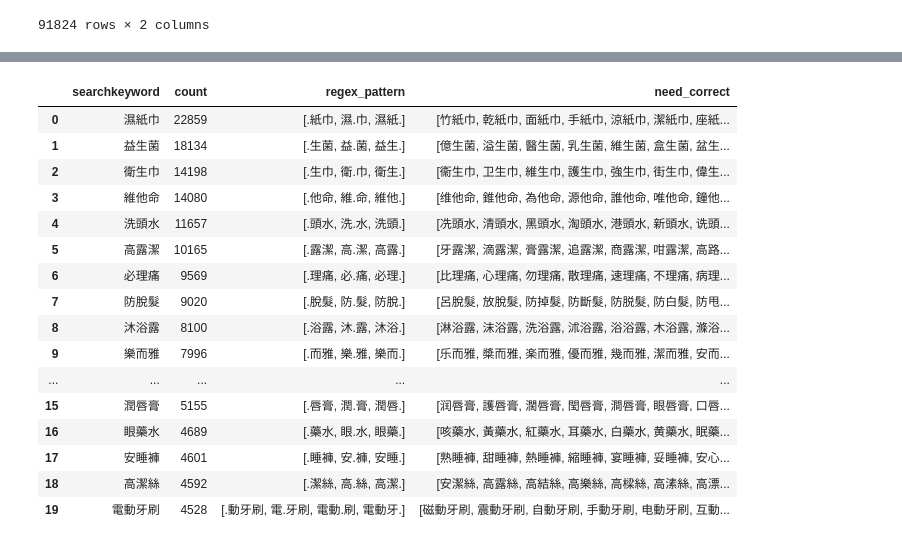
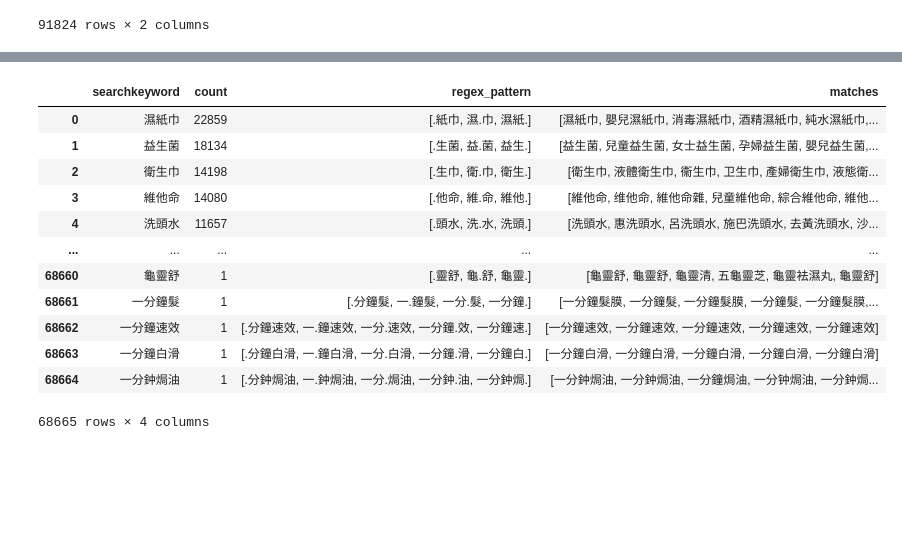
Before and after one commit to victor31ao/search_keywords, a Jupyter notebook: correct_searchkeywords.ipynb, the cells around one changed output, grey strips where cells are left out. Saved outputs shown, nothing was run; the diff lists cells and outputs as text; code cells hidden in the pictures; blank space fills up the shorter version.

Commit message:
update correct_searchkeywords.ipynb correct low frequency terms

```diff
--- a/correct_searchkeywords.ipynb
+++ b/correct_searchkeywords.ipynb
@@ -99,37 +123,32 @@ filtered_df
 # %%
-def search_with_regex_patterns(keyword, lst):
-        patterns = generate_regex_patterns(keyword)
-        results = []
-        for pattern in patterns:
-            regex = re.compile(pattern)
-            # 搜尋list中匹配的項目
-            for word in lst:
-                if len(word) == len(keyword) and word != keyword:
-                    if regex.search(word):
-                        results.append(word)
-        if len(results) > 0:
-            return results
-        return None
+def compare_to_searchkeywords(patterns, keywords_list):  #　100 -> 5.9s
+    results = []
+    for pattern in patterns:
+        regex = re.compile(pattern)
+        # 搜尋list中匹配的項目
+        for word in keywords_list:
+            # if len(word) == len(keyword) and word != keyword:
+            if regex.fullmatch(word):
+                results.append(word)
+    if len(results) > 0:
+        return results
+    return None
 # %%
-filtered_df["need_correct"] = filtered_df.apply(lambda x: search_with_regex_patterns(x.searchkeyword, all_keywords), axis=1)
-filtered_df.to_csv("./n_gram_processed/need_correct.csv", index=False)
+filtered_df["matches"] = filtered_df["regex_pattern"].apply(lambda x: compare_to_searchkeywords(x, all_keywords))
+filtered_df.to_csv("./n_gram_processed/compare_to_searchkeywords.csv", index=False)
 # %%
-filtered_df.iloc[:20]
+filtered_df
 # %% [output]
-|  | searchkeyword | count | regex_pattern | need_correct |
-| 0 | 濕紙巾 | 22859 | [.紙巾, 濕.巾, 濕紙.] | [竹紙巾, 乾紙巾, 面紙巾, 手紙巾, 涼紙巾, 潔紙巾, 座紙... |
-| 1 | 益生菌 | 18134 | [.生菌, 益.菌, 益生.] | [億生菌, 溢生菌, 醫生菌, 乳生菌, 維生菌, 盒生菌, 盆生... |
-| 2 | 衛生巾 | 14198 | [.生巾, 衛.巾, 衛生.] | [衞生巾, 卫生巾, 維生巾, 護生巾, 強生巾, 街生巾, 偉生... |
-| 3 | 維他命 | 14080 | [.他命, 維.命, 維他.] | [维他命, 錐他命, 為他命, 源他命, 誰他命, 唯他命, 鐘他... |
-| 4 | 洗頭水 | 11657 | [.頭水, 洗.水, 洗頭.] | [冼頭水, 清頭水, 黑頭水, 淘頭水, 港頭水, 新頭水, 诜頭... |
-| 5 | 高露潔 | 10165 | [.露潔, 高.潔, 高露.] | [牙露潔, 滴露潔, 膏露潔, 追露潔, 商露潔, 咁露潔, 高路... |
-| 6 | 必理痛 | 9569 | [.理痛, 必.痛, 必理.] | [比理痛, 心理痛, 勿理痛, 散理痛, 速理痛, 不理痛, 病理... |
-| 7 | 防脫髮 | 9020 | [.脫髮, 防.髮, 防脫.] | [呂脫髮, 放脫髮, 防掉髮, 防斷髮, 防脱髮, 防白髮, 防甩... |
-| 8 | 沐浴露 | 8100 | [.浴露, 沐.露, 沐浴.] | [淋浴露, 沫浴露, 洗浴露, 沭浴露, 浴浴露, 木浴露, 滌浴... |
-| 9 | 樂而雅 | 7996 | [.而雅, 樂.雅, 樂而.] | [乐而雅, 槳而雅, 楽而雅, 優而雅, 幾而雅, 潔而雅, 安而... |
+|  | searchkeyword | count | regex_pattern | matches |
+| 0 | 濕紙巾 | 22859 | [.紙巾, 濕.巾, 濕紙.] | [濕紙巾, 嬰兒濕紙巾, 消毒濕紙巾, 酒精濕紙巾, 純水濕紙巾,... |
+| 1 | 益生菌 | 18134 | [.生菌, 益.菌, 益生.] | [益生菌, 兒童益生菌, 女士益生菌, 孕婦益生菌, 嬰兒益生菌,... |
+| 2 | 衛生巾 | 14198 | [.生巾, 衛.巾, 衛生.] | [衛生巾, 液體衛生巾, 衞生巾, 卫生巾, 產婦衛生巾, 液態衛... |
+| 3 | 維他命 | 14080 | [.他命, 維.命, 維他.] | [維他命, 维他命, 維他命雜, 兒童維他命, 綜合維他命, 維他... |
+| 4 | 洗頭水 | 11657 | [.頭水, 洗.水, 洗頭.] | [洗頭水, 惠洗頭水, 呂洗頭水, 施巴洗頭水, 去黃洗頭水, 沙... |
 | ... | ... | ... | ... | ... |
-| 15 | 潤唇膏 | 5155 | [.唇膏, 潤.膏, 潤唇.] | [润唇膏, 護唇膏, 濶唇膏, 閠唇膏, 澗唇膏, 眼唇膏, 口唇... |
-| 16 | 眼藥水 | 4689 | [.藥水, 眼.水, 眼藥.] | [咳藥水, 黃藥水, 紅藥水, 耳藥水, 白藥水, 黄藥水, 眠藥... |
-| 17 | 安睡褲 | 4601 | [.睡褲, 安.褲, 安睡.] | [熟睡褲, 甜睡褲, 熱睡褲, 縮睡褲, 宴睡褲, 妥睡褲, 安心... |
-| 18 | 高潔絲 | 4592 | [.潔絲, 高.絲, 高潔.] | [安潔絲, 高露絲, 高結絲, 高樂絲, 高樑絲, 高溸絲, 高漂... |
-| 19 | 電動牙刷 | 4528 | [.動牙刷, 電.牙刷, 電動.刷, 電動牙.] | [磁動牙刷, 震動牙刷, 自動牙刷, 手動牙刷, 电動牙刷, 互動... |
+| 68660 | 龜靈舒 | 1 | [.靈舒, 龜.舒, 龜靈.] | [龜靈舒, 龜靈舒, 龜靈清, 五龜靈芝, 龜靈袪濕丸, 龜靈舒] |
+| 68661 | 一分鐘髮 | 1 | [.分鐘髮, 一.鐘髮, 一分.髮, 一分鐘.] | [一分鐘髮膜, 一分鐘髮, 一分鐘髮膜, 一分鐘髮, 一分鐘髮膜,... |
+| 68662 | 一分鐘速效 | 1 | [.分鐘速效, 一.鐘速效, 一分.速效, 一分鐘.效, 一分鐘速.] | [一分鐘速效, 一分鐘速效, 一分鐘速效, 一分鐘速效, 一分鐘速效] |
+| 68663 | 一分鐘白滑 | 1 | [.分鐘白滑, 一.鐘白滑, 一分.白滑, 一分鐘.滑, 一分鐘白.] | [一分鐘白滑, 一分鐘白滑, 一分鐘白滑, 一分鐘白滑, 一分鐘白滑] |
+| 68664 | 一分鈡焗油 | 1 | [.分鈡焗油, 一.鈡焗油, 一分.焗油, 一分鈡.油, 一分鈡焗.] | [一分鈡焗油, 一分鈡焗油, 一分鐘焗油, 一分钟焗油, 一分鈡焗... |
+68665 rows × 4 columns
```
Also changed, not shown: parts of 12 cells of this notebook.
